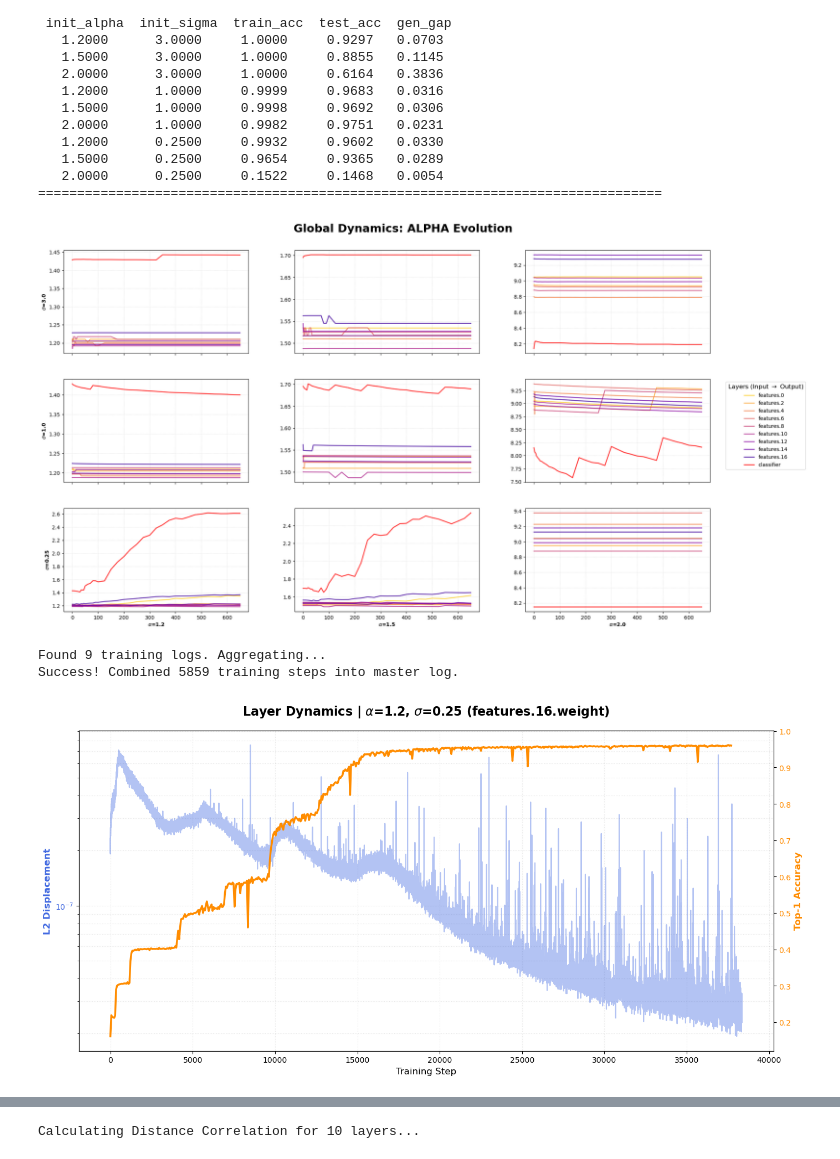
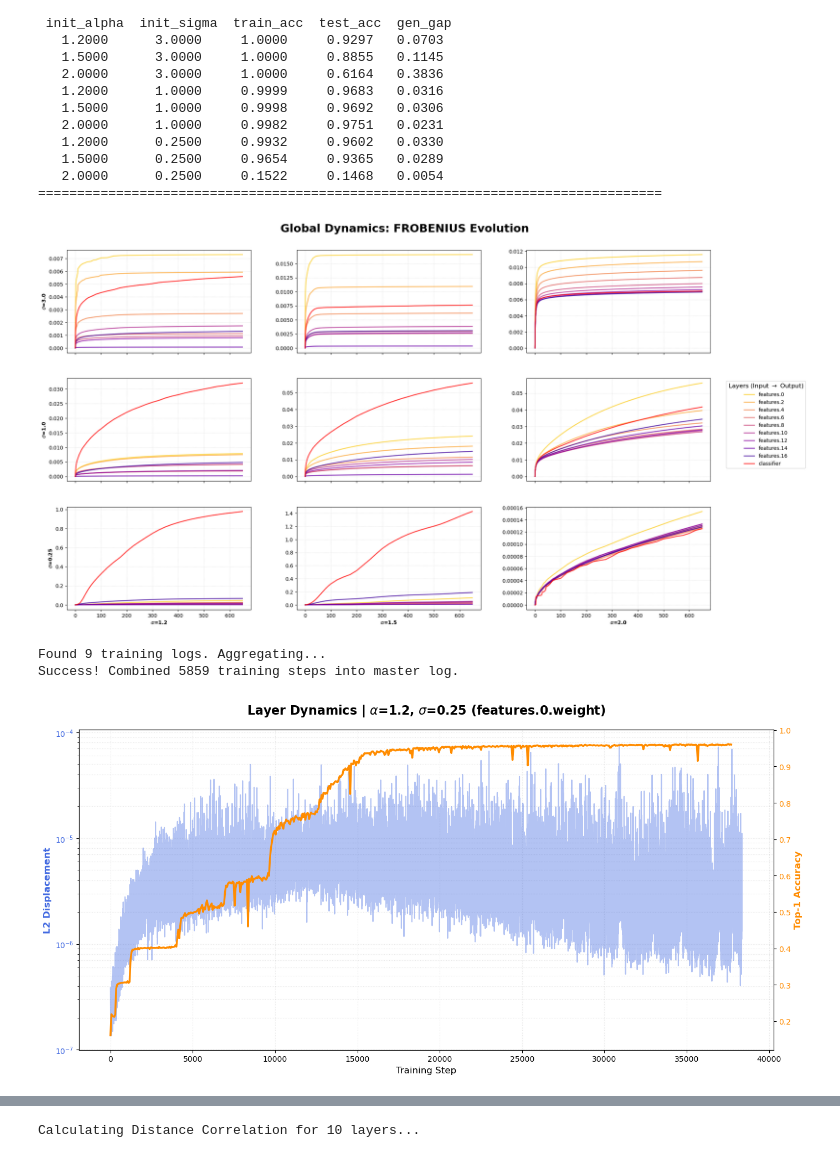
Before and after one commit to YiHaoFromEarth/ht-initialisation-dynamics, a Jupyter notebook: plots.ipynb, the cells around one changed output, grey strips where cells are left out. Cells and saved outputs as stored; diff of their text form; code cells hidden in the pictures.

```diff
--- a/plots.ipynb
+++ b/plots.ipynb
@@ -479,14 +330,14 @@ def plot_combined_sweep_grid(df, metric_col="frobenius", ignore_classifier=False
 
 
 # Run it
-plot_combined_sweep_grid(sweep_df, metric_col="alpha")
+plot_combined_sweep_grid(sweep_df, metric_col="frobenius", ignore_classifier=False, plot_ratio=False)
 # %% [output]
-[figure, old version]
+[figure, new version]
 # %%
 # 1. Setup Parameters
 ALPHA_VAL = 1.2
 SIGMA_VAL = 0.25
-TARGET_LAYER = "features.16.weight" # Select layer to investigate unique dynamics
+TARGET_LAYER = "features.0.weight" # Select layer to investigate unique dynamics
 STEPS_PER_EPOCH = 60000 // 1024
 
 # Load both master DataFrames
@@ -503,32 +354,32 @@ train_run = train_df.query("alpha == @ALPHA_VAL and sigma == @SIGMA_VAL")
 
 # 3. Create the Dual-Axis Plot
 fig, ax1 = plt.subplots(figsize=(14, 7))
 
 # Left Axis: Weight Displacement (The Physical Cause)
 color_msd = 'royalblue'
 ax1.set_xlabel('Training Step', fontsize=12)
 ax1.set_ylabel('L2 Displacement', color=color_msd, fontsize=12, fontweight='bold')
 ax1.plot(msd_run["step"], msd_run["l2_dist"], color=color_msd, alpha=0.4, label="Raw Displacement")
 ax1.set_yscale('log') # Log scale helps see 'thermal noise' vs 'Lévy flights'
 ax1.tick_params(axis='y', labelcolor=color_msd)
 
 # Right Axis: Accuracy (The Computational Effect)
 ax2 = ax1.twinx()
 color_acc = 'darkorange'
 ax2.set_ylabel('Top-1 Accuracy', color=color_acc, fontsize=12, fontweight='bold')
 # Map epoch-based accuracy to steps for perfect alignment
 ax2.plot(train_run["step"], train_run["test_acc"], color=color_acc, lw=2.5, label="Accuracy")
 ax2.tick_params(axis='y', labelcolor=color_acc)
 
 # 4. Final Polish for the Thesis Manuscript
 plt.title(f"Layer Dynamics | $\\alpha$={ALPHA_VAL}, $\\sigma$={SIGMA_VAL} ({TARGET_LAYER})",
           fontsize=16, fontweight='bold', pad=20)
 ax1.grid(True, which="both", ls=":", alpha=0.3)
 fig.tight_layout()
 # plt.savefig("layer_dynamics_deep.pdf", bbox_inches="tight")  # Save as PDF for high quality
 plt.show()
 # %% [output]
 Found 9 training logs. Aggregating...
 Success! Combined 5859 training steps into master log.
-[figure, old version]
+[figure, new version]
 # %%
```
Also changed, not shown: parts of 4 cells of this notebook, 40 other files.
